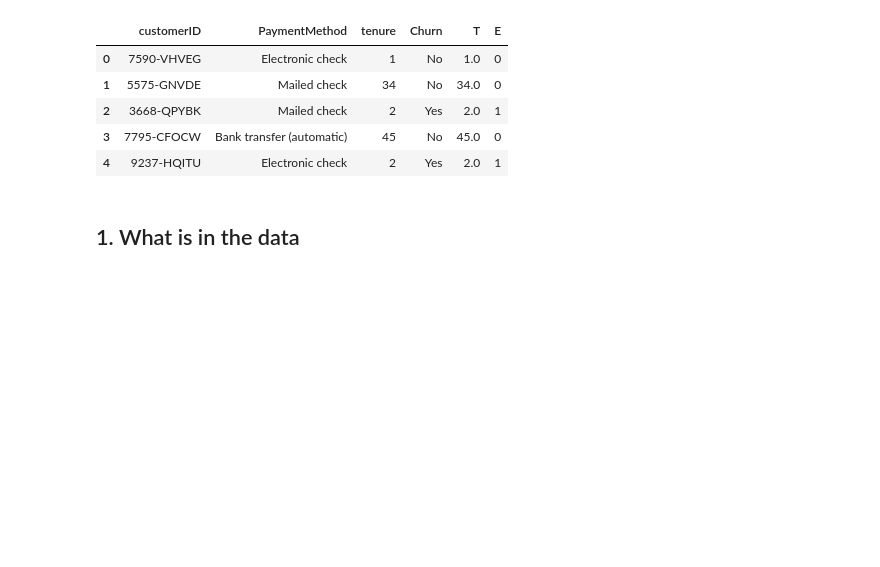
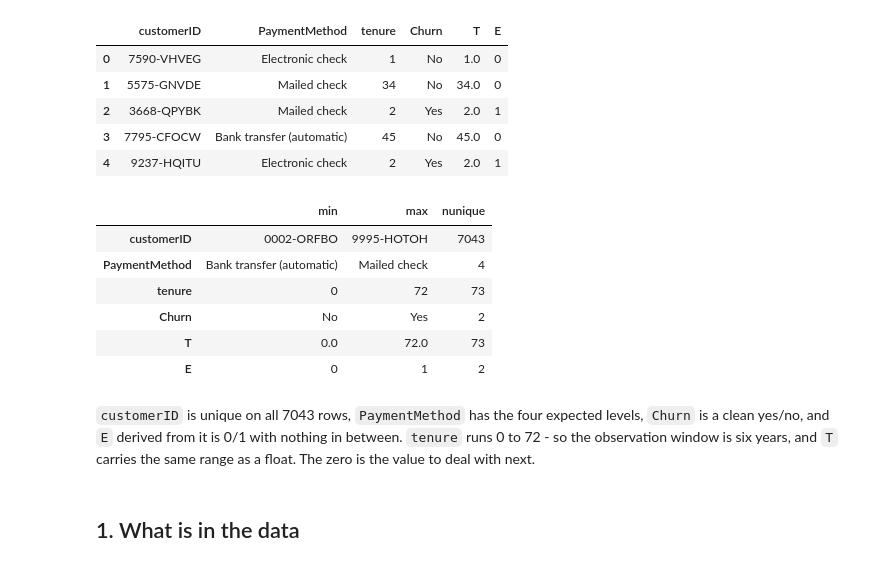
Before and after one commit to Kiatisakk/CPE342-ML, a Jupyter notebook: lab03_rg/Activity_Estimating_Lifetime.ipynb, the cells around one changed output. Drawn from its saved outputs; the diff is of its cells as text; code cells hidden in the pictures; blank space fills up the shorter version.

```diff
--- a/lab03_rg/Activity_Estimating_Lifetime.ipynb
+++ b/lab03_rg/Activity_Estimating_Lifetime.ipynb
@@ -26,8 +26,10 @@ df = pd.read_csv("Telco-Churn.csv")
 df["T"] = df["tenure"].astype(float)
 df["E"] = (df["Churn"] == "Yes").astype(int)
 
+WORKING = ["customerID", "PaymentMethod", "tenure", "Churn", "T", "E"]
+
 print(df.shape)
-df[["customerID", "PaymentMethod", "tenure", "Churn", "T", "E"]].head()
+df[WORKING].head()
 # %% [output]
 (7043, 23)
 |  | customerID | PaymentMethod | tenure | Churn | T | E |
@@ -36,6 +38,24 @@ df[["customerID", "PaymentMethod", "tenure", "Churn", "T", "E"]].head()
 | 2 | 3668-QPYBK | Mailed check | 2 | Yes | 2.0 | 1 |
 | 3 | 7795-CFOCW | Bank transfer (automatic) | 45 | No | 45.0 | 0 |
 | 4 | 9237-HQITU | Electronic check | 2 | Yes | 2.0 | 1 |
+# %%
+# Range of the columns this analysis actually uses.
+extremes = df[WORKING].agg(["min", "max"]).T
+extremes["nunique"] = df[WORKING].nunique()
+extremes
+# %% [output]
+|  | min | max | nunique |
+| customerID | 0002-ORFBO | 9995-HOTOH | 7043 |
+| PaymentMethod | Bank transfer (automatic) | Mailed check | 4 |
+| tenure | 0 | 72 | 73 |
+| Churn | No | Yes | 2 |
+| T | 0.0 | 72.0 | 73 |
+| E | 0 | 1 | 2 |
+# %% [markdown]
+`customerID` is unique on all 7043 rows, `PaymentMethod` has the four expected levels,
+`Churn` is a clean yes/no, and `E` derived from it is 0/1 with nothing in between.
+`tenure` runs 0 to 72 - so the observation window is six years, and `T` carries the same
+range as a float. The zero is the value to deal with next.
 # %% [markdown]
 ## 1. What is in the data
 # %%
```
Also changed, not shown: 1 other file.
